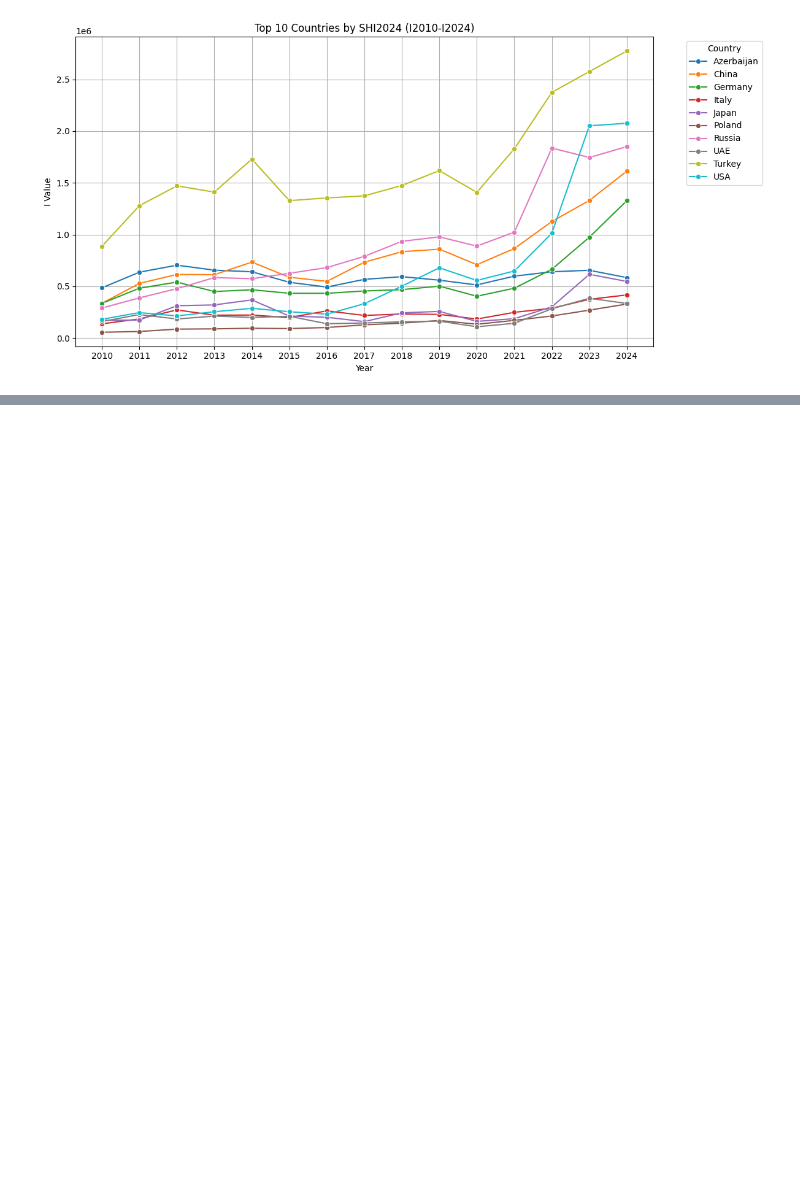
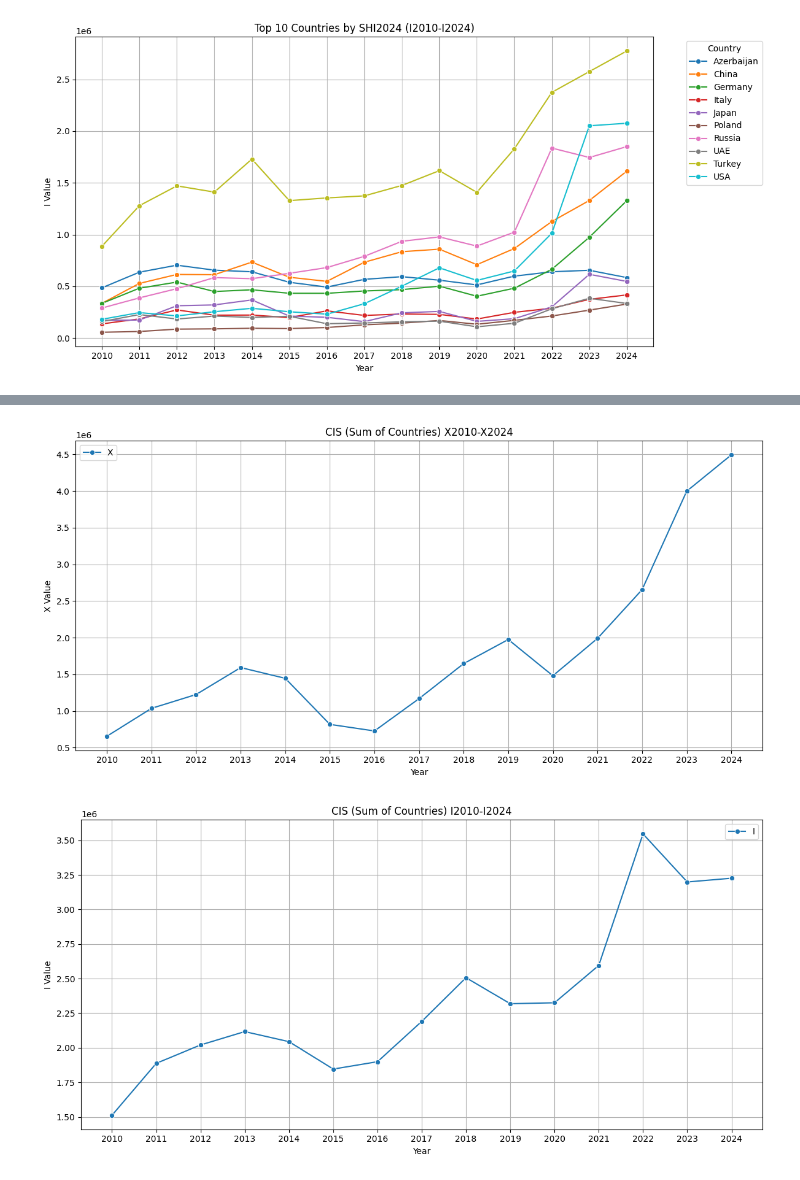
Before and after one commit to GuramL/International-Trade, a Jupyter notebook: Code.ipynb, the cells around one changed output, grey strips where cells are left out. Cells and saved outputs as stored; diff of their text form; code cells hidden in the pictures; blank space fills up the shorter version.

Commit message:
final graphs

```diff
--- a/Code.ipynb
+++ b/Code.ipynb
@@ -215,0 +221,45 @@ plt.savefig('EU_I.png')
+# %%
+# Filter the DataFrame for CIS countries
+cis_countries_df = df[df['CIS'] == 1]
+
+# Sum the data for CIS countries for X2010-X2024 and I2010-I2024
+cis_sum = cis_countries_df.loc[:, [f'X{year}' for year in range(2010, 2025)] + [f'I{year}' for year in range(2010, 2025)]].sum()
+
+# Prepare data for plotting
+cis_melted = cis_sum.reset_index()
+cis_melted.columns = ['Year', 'Value']
+cis_melted['Year'] = cis_melted['Year'].str.extract('(\d+)').astype(int)
+cis_melted['Type'] = ['X' if 'X' in year else 'I' for year in cis_sum.index]
+
+# Separate data for X and I
+cis_melted_x = cis_melted[cis_melted['Type'] == 'X']
+cis_melted_i = cis_melted[cis_melted['Type'] == 'I']
+
+# Plot X2010-X2024 for CIS
+plt.figure(figsize=(12, 6))
+sns.lineplot(data=cis_melted_x, x='Year', y='Value', marker='o', label='X')
+plt.title('CIS (Sum of Countries) X2010-X2024')
+plt.xlabel('Year')
+plt.ylabel('X Value')
+plt.xticks(np.arange(2010, 2025, 1))
+plt.grid()
+plt.legend()
+plt.tight_layout()
+plt.savefig('CIS_X.png')
+plt.show()
+
+# Plot I2010-I2024 for CIS
+plt.figure(figsize=(12, 6))
+sns.lineplot(data=cis_melted_i, x='Year', y='Value', marker='o', label='I')
+plt.title('CIS (Sum of Countries) I2010-I2024')
+plt.xlabel('Year')
+plt.ylabel('I Value')
+plt.xticks(np.arange(2010, 2025, 1))
+plt.grid()
+plt.legend()
+plt.tight_layout()
+plt.savefig('CIS_I.png')
+plt.show()
+# %% [output]
+[figure, added]
+[figure, added]
```
Also changed, not shown: parts of 4 cells of this notebook, 5 other files.
